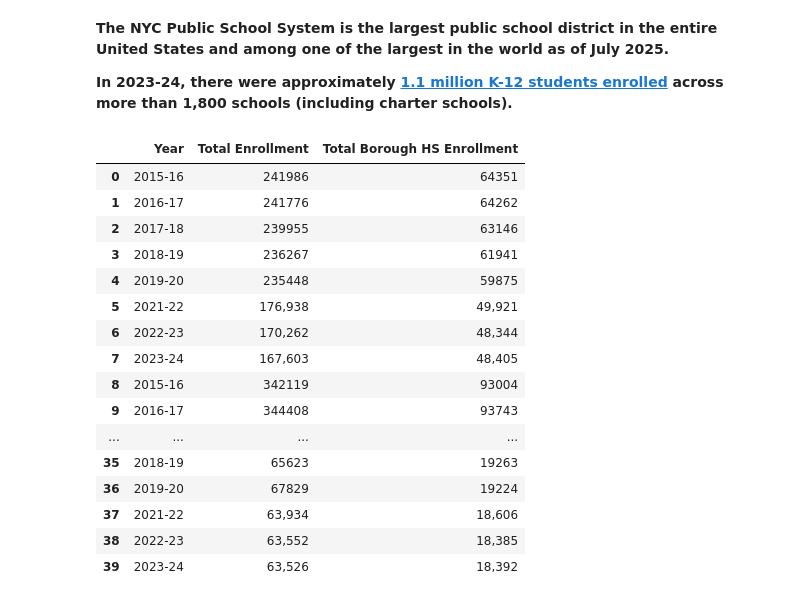
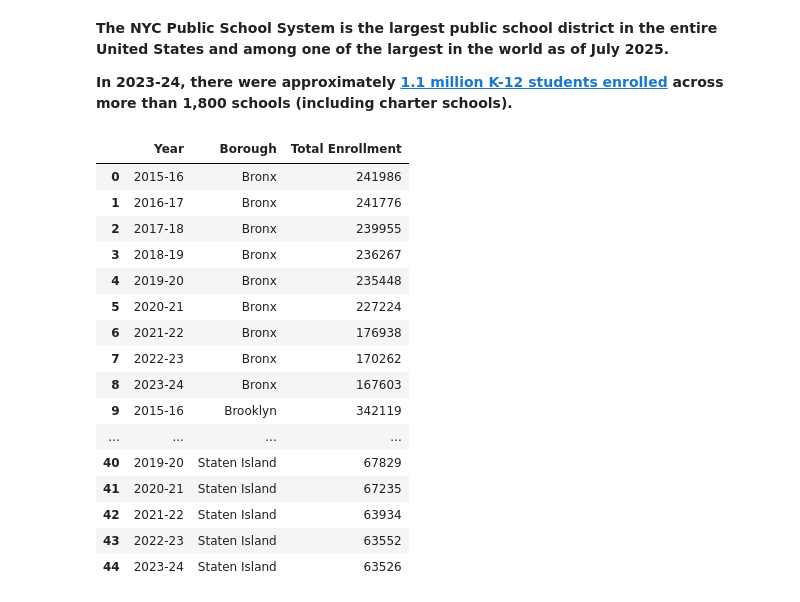
Before and after one commit to thetechleila/NYC-K-8-Public-School-Student-Performance-2016-2024, a Jupyter notebook: code/eda.ipynb, the cells around one changed output. Saved outputs shown, nothing was run; the diff lists cells and outputs as text; code cells hidden in the pictures.

```diff
--- a/code/eda.ipynb
+++ b/code/eda.ipynb
@@ -15,29 +15,29 @@ import seaborn as sns
 import numpy as np
 # %%
 #Store demographic csv in variable
-demo_path = ("/Users/sa14/Desktop/NYC-K-8-Public-School-Student-Performance-2016-2024/data/2015-2024 k12_borough_demographic_snapshot.csv")
+demo_path = ("/Users/sa14/Desktop/NYC-K-8-Public-School-Student-Performance-2016-2024/data/NYC_K12 Demographic_Snapshot_2015-2024.csv")
 
 #load csv
 demo = pd.read_csv(demo_path)
 # %%
 #Examine total student enrollment from 2015-2024
-total_enrollment = demo[["Year","Total Enrollment", "Total Borough HS Enrollment"]]
+total_enrollment = demo[["Year","Borough","Total Enrollment"]]
 total_enrollment
 # %% [output]
-|  | Year | Total Enrollment | Total Borough HS Enrollment |
-| 0 | 2015-16 | 241986 | 64351 |
-| 1 | 2016-17 | 241776 | 64262 |
-| 2 | 2017-18 | 239955 | 63146 |
-| 3 | 2018-19 | 236267 | 61941 |
-| 4 | 2019-20 | 235448 | 59875 |
-| 5 | 2021-22 | 176,938 | 49,921 |
-| 6 | 2022-23 | 170,262 | 48,344 |
-| 7 | 2023-24 | 167,603 | 48,405 |
-| 8 | 2015-16 | 342119 | 93004 |
-| 9 | 2016-17 | 344408 | 93743 |
+|  | Year | Borough | Total Enrollment |
+| 0 | 2015-16 | Bronx | 241986 |
+| 1 | 2016-17 | Bronx | 241776 |
+| 2 | 2017-18 | Bronx | 239955 |
+| 3 | 2018-19 | Bronx | 236267 |
+| 4 | 2019-20 | Bronx | 235448 |
+| 5 | 2020-21 | Bronx | 227224 |
+| 6 | 2021-22 | Bronx | 176938 |
+| 7 | 2022-23 | Bronx | 170262 |
+| 8 | 2023-24 | Bronx | 167603 |
+| 9 | 2015-16 | Brooklyn | 342119 |
 | ... | ... | ... | ... |
-| 35 | 2018-19 | 65623 | 19263 |
-| 36 | 2019-20 | 67829 | 19224 |
-| 37 | 2021-22 | 63,934 | 18,606 |
-| 38 | 2022-23 | 63,552 | 18,385 |
-| 39 | 2023-24 | 63,526 | 18,392 |
+| 40 | 2019-20 | Staten Island | 67829 |
+| 41 | 2020-21 | Staten Island | 67235 |
+| 42 | 2021-22 | Staten Island | 63934 |
+| 43 | 2022-23 | Staten Island | 63552 |
+| 44 | 2023-24 | Staten Island | 63526 |
```
Also changed, not shown: parts of 1 cell of this notebook, 2 other files.
